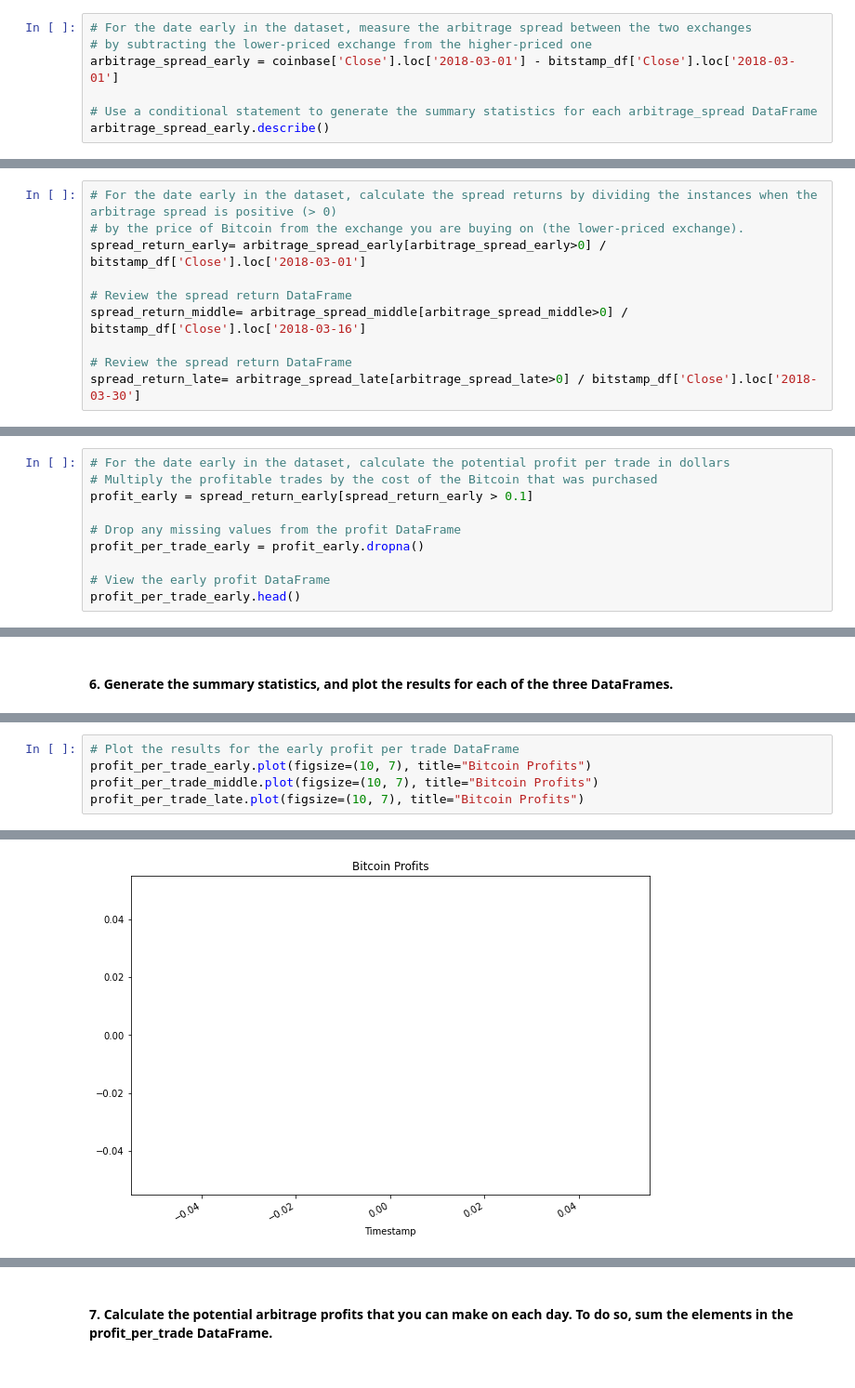
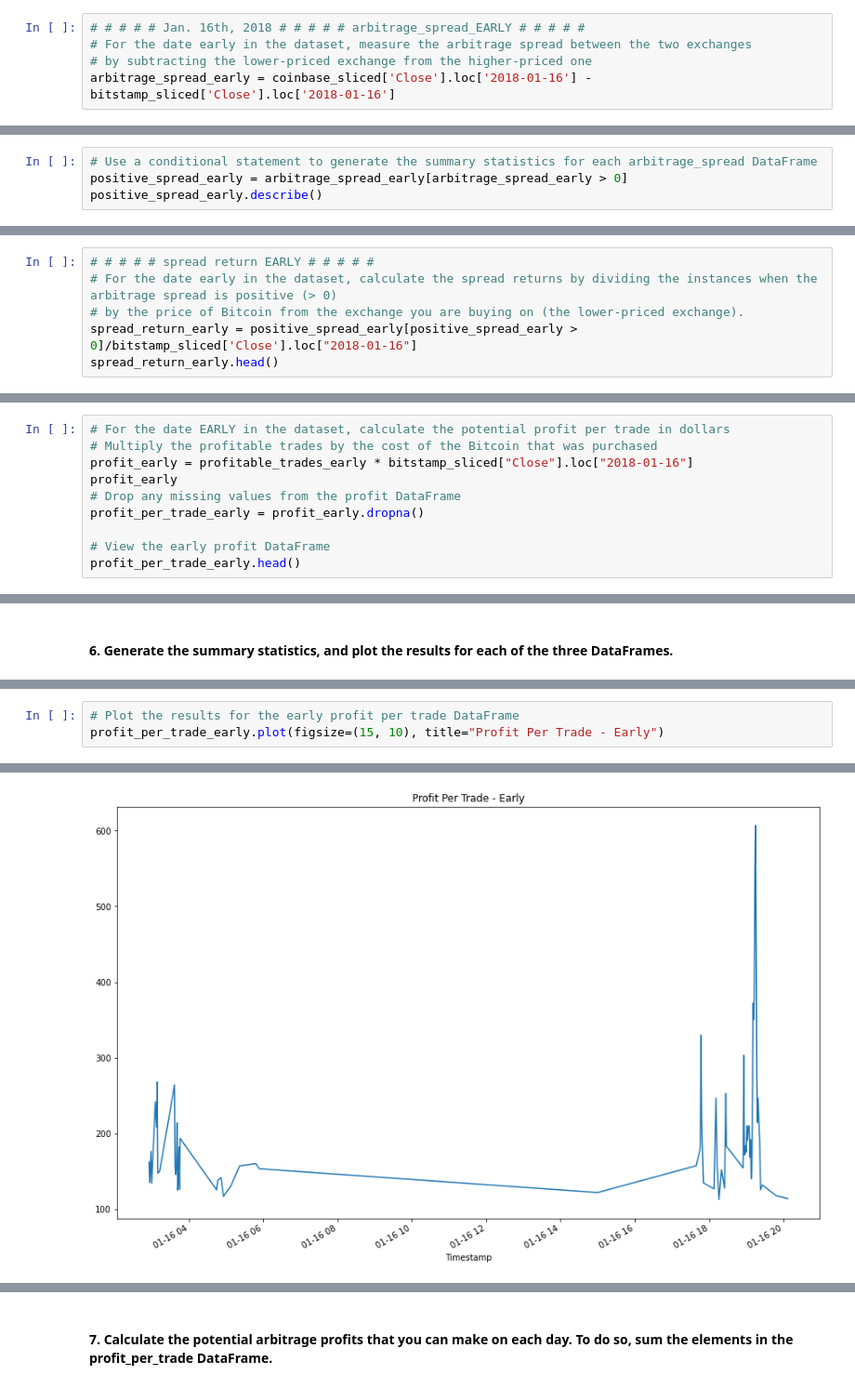
Before and after one commit to toniahurst/FinTech_Module_3_Challenge, a Jupyter notebook: crypto_arbitrage.ipynb, the cells around one changed output, grey strips where cells are left out. Shown at 93% size. Cells and saved outputs as stored; diff of their text form.

```diff
--- a/crypto_arbitrage.ipynb
+++ b/crypto_arbitrage.ipynb
@@ -487,9 +518,7 @@ Calculate the potential profits for each date that you selected in the previous
 
 *NOTE*: For illustration, only one of the three dates is shown in the starter code below.
 # %%
+# # # # # Jan. 16th, 2018 # # # # # arbitrage_spread_EARLY # # # # #
 # For the date early in the dataset, measure the arbitrage spread between the two exchanges
 # by subtracting the lower-priced exchange from the higher-priced one
-arbitrage_spread_early = coinbase['Close'].loc['2018-03-01'] - bitstamp_df['Close'].loc['2018-03-01']
-
-# Use a conditional statement to generate the summary statistics for each arbitrage_spread DataFrame
-arbitrage_spread_early.describe()
+arbitrage_spread_early = coinbase_sliced['Close'].loc['2018-01-16'] - bitstamp_sliced['Close'].loc['2018-01-16']
@@ -505,0 +525,4 @@ Name: Close, dtype: float64
+# %%
+# Use a conditional statement to generate the summary statistics for each arbitrage_spread DataFrame
+positive_spread_early = arbitrage_spread_early[arbitrage_spread_early > 0]
+positive_spread_early.describe()
@@ -506,12 +584,8 @@ Name: Close, dtype: float64
 # %% [markdown]
 #### 2. For each of the three dates, calculate the spread returns. To do so, divide the instances that have a positive arbitrage spread (that is, a spread greater than zero) by the price of Bitcoin from the exchange you’re buying on (that is, the lower-priced exchange). Review the resulting DataFrame.
 # %%
+# # # # # spread return EARLY # # # # #
 # For the date early in the dataset, calculate the spread returns by dividing the instances when the arbitrage spread is positive (> 0)
 # by the price of Bitcoin from the exchange you are buying on (the lower-priced exchange).
-spread_return_early= arbitrage_spread_early[arbitrage_spread_early>0] / bitstamp_df['Close'].loc['2018-03-01']
-
-# Review the spread return DataFrame
-spread_return_middle= arbitrage_spread_middle[arbitrage_spread_middle>0] / bitstamp_df['Close'].loc['2018-03-16']
-
-# Review the spread return DataFrame
-spread_return_late= arbitrage_spread_late[arbitrage_spread_late>0] / bitstamp_df['Close'].loc['2018-03-30']
+spread_return_early = positive_spread_early[positive_spread_early > 0]/bitstamp_sliced['Close'].loc["2018-01-16"]
+spread_return_early.head()
@@ -565,10 +720,10 @@ Name: Close, dtype: float64
 # %% [markdown]
 #### 5. For each of the three dates, calculate the potential profit, in dollars, per trade. To do so, multiply the spread returns that were greater than 1% by the cost of what was purchased. Make sure to drop any missing values from the resulting DataFrame.
 # %%
-# For the date early in the dataset, calculate the potential profit per trade in dollars
+# For the date EARLY in the dataset, calculate the potential profit per trade in dollars
 # Multiply the profitable trades by the cost of the Bitcoin that was purchased
-profit_early = spread_return_early[spread_return_early > 0.1]
-
+profit_early = profitable_trades_early * bitstamp_sliced["Close"].loc["2018-01-16"]
+profit_early
 # Drop any missing values from the profit DataFrame
 profit_per_trade_early = profit_early.dropna()
 
@@ -619,7 +788,5 @@ max      NaN
 Name: Close, dtype: float64
 # %%
 # Plot the results for the early profit per trade DataFrame
-profit_per_trade_early.plot(figsize=(10, 7), title="Bitcoin Profits")
-profit_per_trade_middle.plot(figsize=(10, 7), title="Bitcoin Profits")
-profit_per_trade_late.plot(figsize=(10, 7), title="Bitcoin Profits")
+profit_per_trade_early.plot(figsize=(15, 10), title="Profit Per Trade - Early")
 # %% [output]
@@ -627 +794 @@ profit_per_trade_late.plot(figsize=(10, 7), title="Bitcoin Profits")
-[figure, old version]
+[figure, new version]
```
Also changed, not shown: parts of 85 cells of this notebook.
